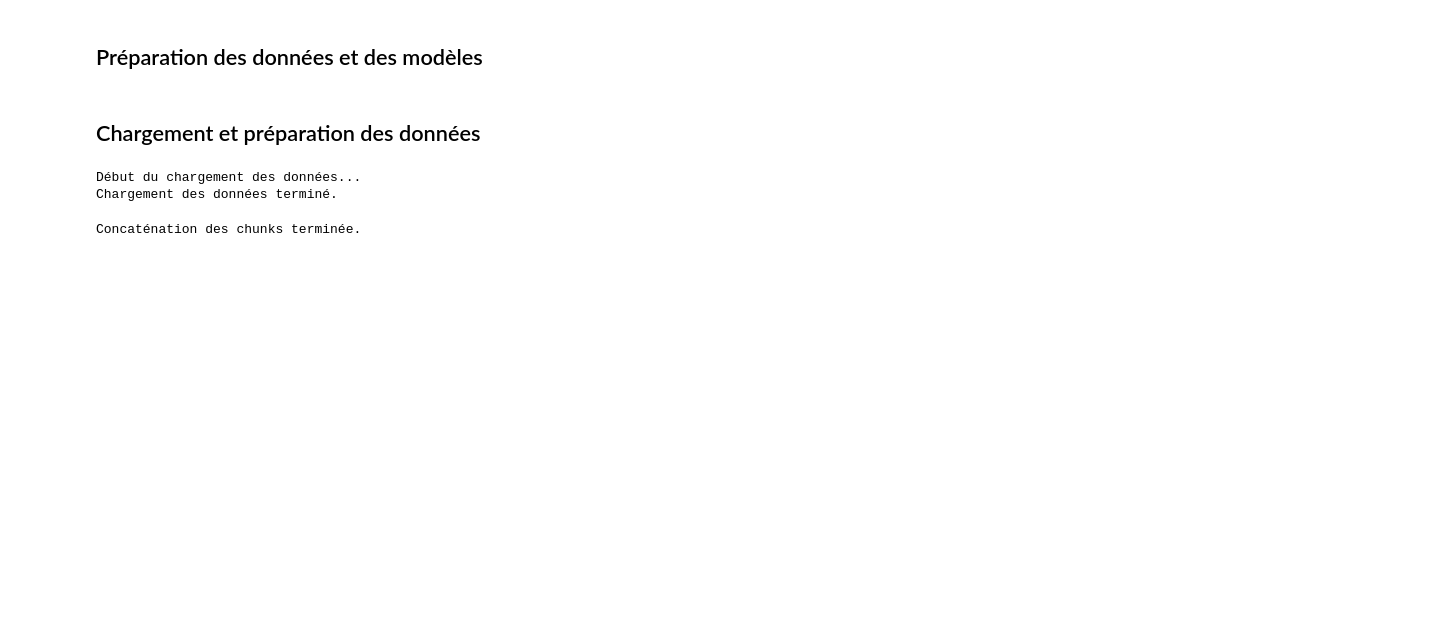
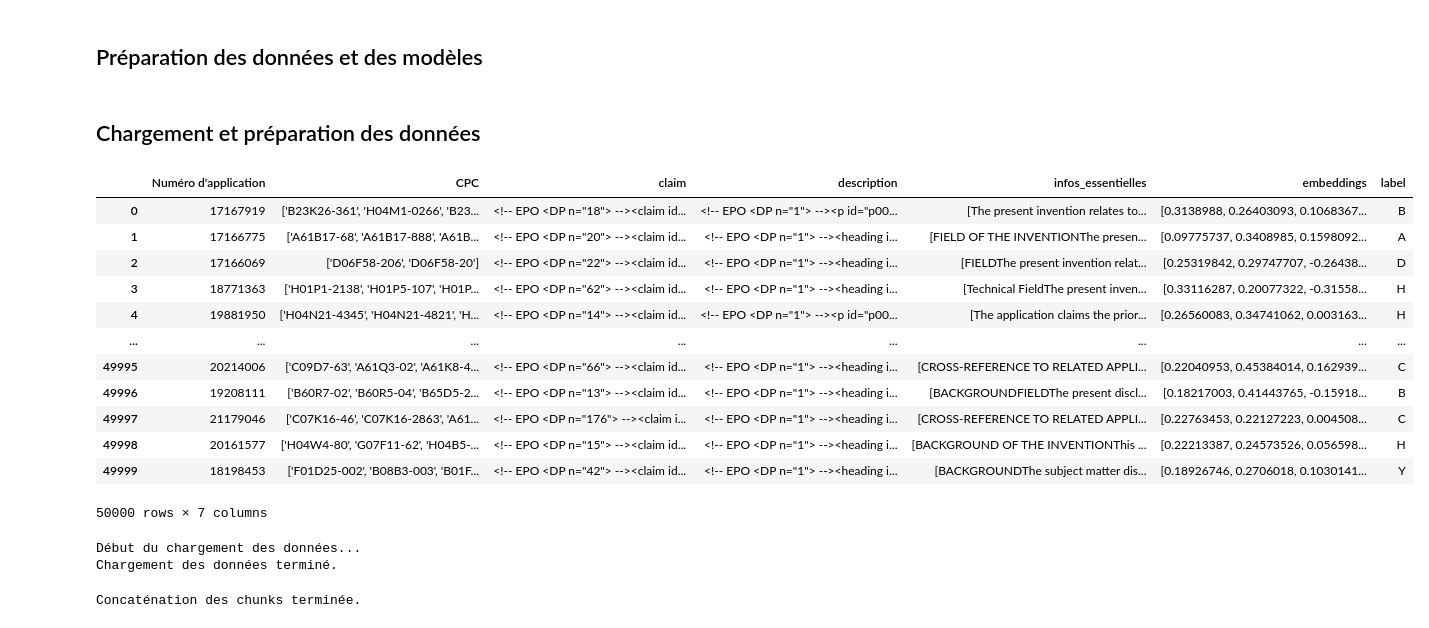
Before and after one commit to ktzkvin/Mastercamp-EXPLAIN, a Jupyter notebook: main (1).ipynb, the cells around one changed output. Saved outputs shown, nothing was run; the diff lists cells and outputs as text; code cells hidden in the pictures; blank space fills up the shorter version.

```diff
--- a/main (1).ipynb
+++ b/main (1).ipynb
@@ -33,6 +33,22 @@ import torch
 sample_df = joblib.load('sample_df_with_embeddings.pkl')
 log_reg_model = joblib.load('log_reg_model.pkl')
 scaler = joblib.load('scaler.pkl')
+# %%
+sample_df
+# %% [output]
+|  | Numéro d'application | CPC | claim | description | infos_essentielles | embeddings | label |
+| 0 | 17167919 | ['B23K26-361', 'H04M1-0266', 'B23... | <!-- EPO <DP n="18"> --><claim id... | <!-- EPO <DP n="1"> --><p id="p00... | [The present invention relates to... | [0.3138988, 0.26403093, 0.1068367... | B |
+| 1 | 17166775 | ['A61B17-68', 'A61B17-888', 'A61B... | <!-- EPO <DP n="20"> --><claim id... | <!-- EPO <DP n="1"> --><heading i... | [FIELD OF THE INVENTIONThe presen... | [0.09775737, 0.3408985, 0.1598092... | A |
+| 2 | 17166069 | ['D06F58-206', 'D06F58-20'] | <!-- EPO <DP n="22"> --><claim id... | <!-- EPO <DP n="1"> --><heading i... | [FIELDThe present invention relat... | [0.25319842, 0.29747707, -0.26438... | D |
+| 3 | 18771363 | ['H01P1-2138', 'H01P5-107', 'H01P... | <!-- EPO <DP n="62"> --><claim id... | <!-- EPO <DP n="1"> --><heading i... | [Technical FieldThe present inven... | [0.33116287, 0.20077322, -0.31558... | H |
+| 4 | 19881950 | ['H04N21-4345', 'H04N21-4821', 'H... | <!-- EPO <DP n="14"> --><claim id... | <!-- EPO <DP n="1"> --><p id="p00... | [The application claims the prior... | [0.26560083, 0.34741062, 0.003163... | H |
+| ... | ... | ... | ... | ... | ... | ... | ... |
+| 49995 | 20214006 | ['C09D7-63', 'A61Q3-02', 'A61K8-4... | <!-- EPO <DP n="66"> --><claim id... | <!-- EPO <DP n="1"> --><heading i... | [CROSS-REFERENCE TO RELATED APPLI... | [0.22040953, 0.45384014, 0.162939... | C |
+| 49996 | 19208111 | ['B60R7-02', 'B60R5-04', 'B65D5-2... | <!-- EPO <DP n="13"> --><claim id... | <!-- EPO <DP n="1"> --><heading i... | [BACKGROUNDFIELDThe present discl... | [0.18217003, 0.41443765, -0.15918... | B |
+| 49997 | 21179046 | ['C07K16-46', 'C07K16-2863', 'A61... | <!-- EPO <DP n="176"> --><claim i... | <!-- EPO <DP n="1"> --><heading i... | [CROSS-REFERENCE TO RELATED APPLI... | [0.22763453, 0.22127223, 0.004508... | C |
+| 49998 | 20161577 | ['H04W4-80', 'G07F11-62', 'H04B5-... | <!-- EPO <DP n="15"> --><claim id... | <!-- EPO <DP n="1"> --><heading i... | [BACKGROUND OF THE INVENTIONThis ... | [0.22213387, 0.24573526, 0.056598... | H |
+| 49999 | 18198453 | ['F01D25-002', 'B08B3-003', 'B01F... | <!-- EPO <DP n="42"> --><claim id... | <!-- EPO <DP n="1"> --><heading i... | [BACKGROUNDThe subject matter dis... | [0.18926746, 0.2706018, 0.1030141... | Y |
+50000 rows × 7 columns
 # %%
 
 ### Chargement des données par chunks
```
Also changed, not shown: parts of 1 cell of this notebook, 1 other file.
